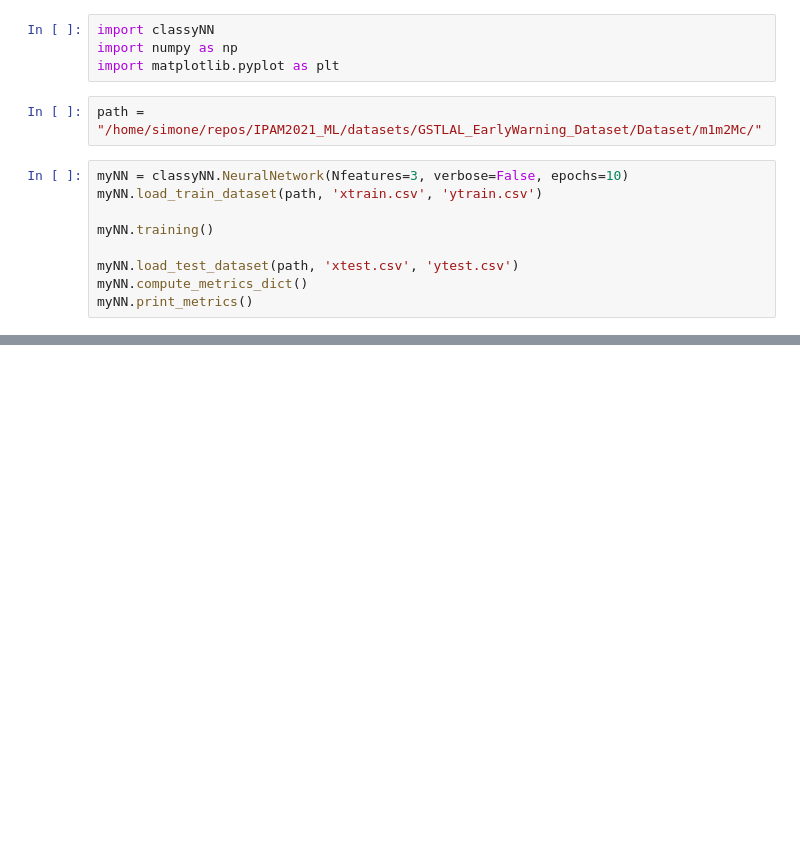
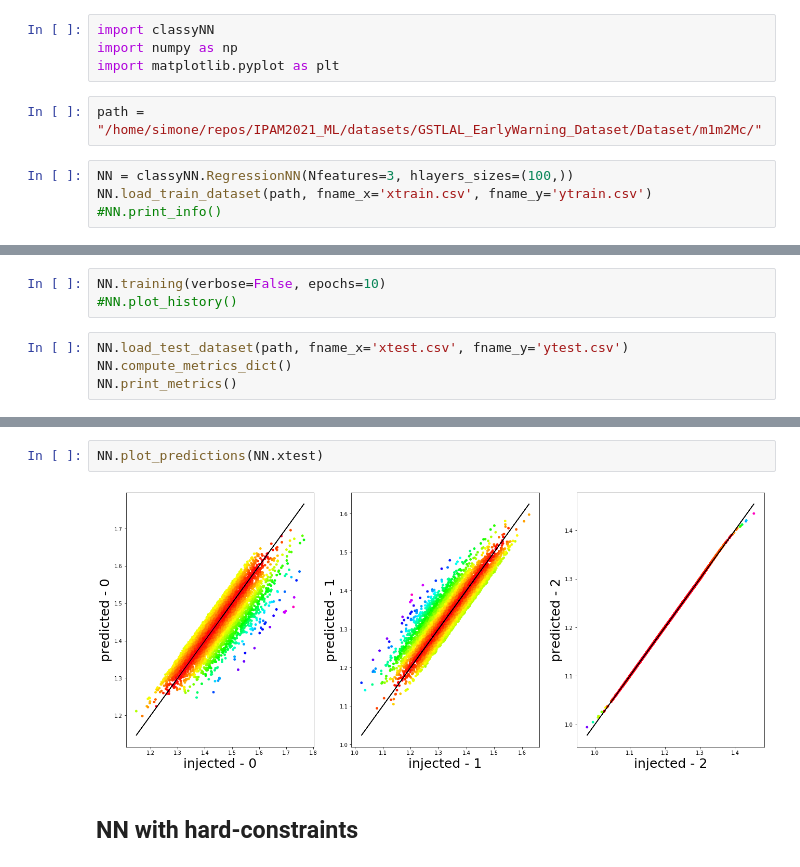
Before and after one commit to PhoenixBirdCreations/IPAM2021_ML, a Jupyter notebook: algo/classy_NN/Example.ipynb, the cells around one changed output, grey strips where cells are left out. Cells and saved outputs as stored; diff of their text form; blank space fills up the shorter version.

Commit message:
improved classy-NN

```diff
--- a/algo/classy_NN/Example.ipynb
+++ b/algo/classy_NN/Example.ipynb
@@ -12,13 +14,8 @@ import matplotlib.pyplot as plt
 # %%
 path = "/home/simone/repos/IPAM2021_ML/datasets/GSTLAL_EarlyWarning_Dataset/Dataset/m1m2Mc/"
 # %%
-myNN = classyNN.NeuralNetwork(Nfeatures=3, verbose=False, epochs=10)
-myNN.load_train_dataset(path, 'xtrain.csv', 'ytrain.csv')
-
-myNN.training()
-
-myNN.load_test_dataset(path, 'xtest.csv', 'ytest.csv')
-myNN.compute_metrics_dict()
-myNN.print_metrics()
+NN = classyNN.RegressionNN(Nfeatures=3, hlayers_sizes=(100,))
+NN.load_train_dataset(path, fname_x='xtrain.csv', fname_y='ytrain.csv')
+#NN.print_info()
 # %% [output]
 No output-intervals specified, using MinMaxScaler
@@ -30,0 +22,7 @@ R2[ 2]         : 0.99990
+# %%
+NN.training(verbose=False, epochs=10)
+#NN.plot_history()
+# %%
+NN.load_test_dataset(path, fname_x='xtest.csv', fname_y='ytest.csv')
+NN.compute_metrics_dict()
+NN.print_metrics()
@@ -30,0 +68,6 @@ R2[ 2]         : 0.99990
+# %%
+NN.plot_predictions(NN.xtest)
+# %% [output]
+[figure, added]
+# %% [markdown]
+## NN with hard-constraints
```
Also changed, not shown: parts of 11 cells of this notebook, 1 other file.
